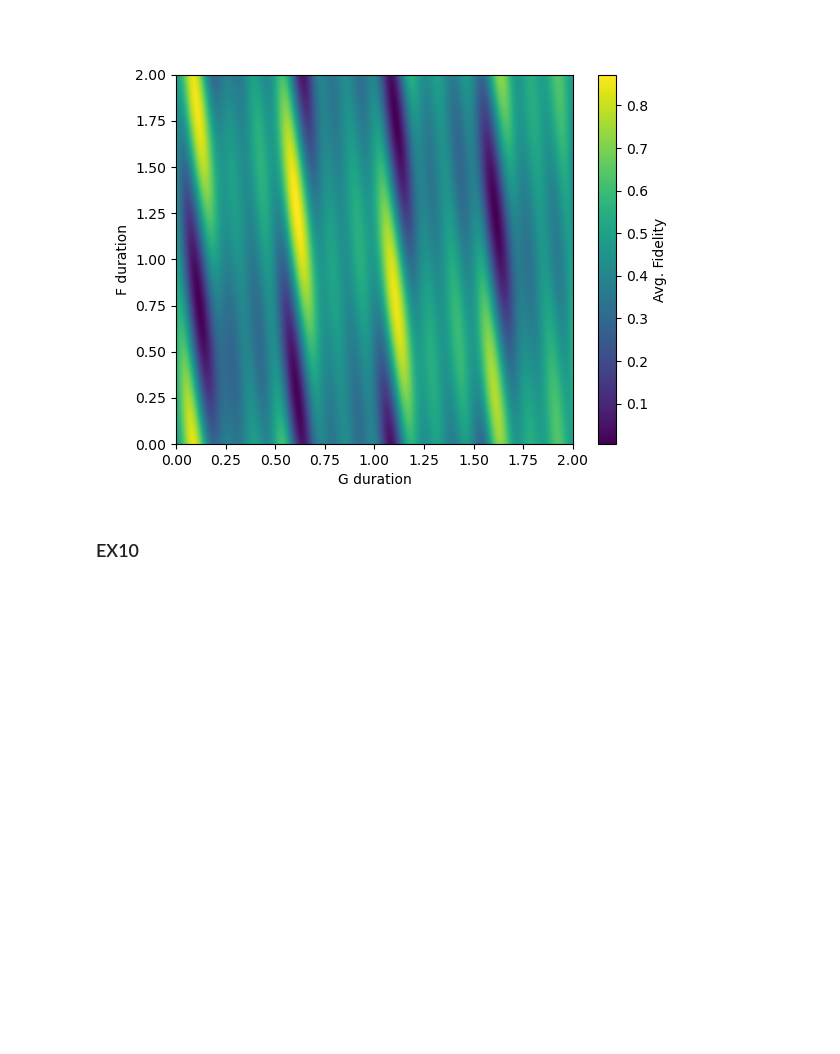
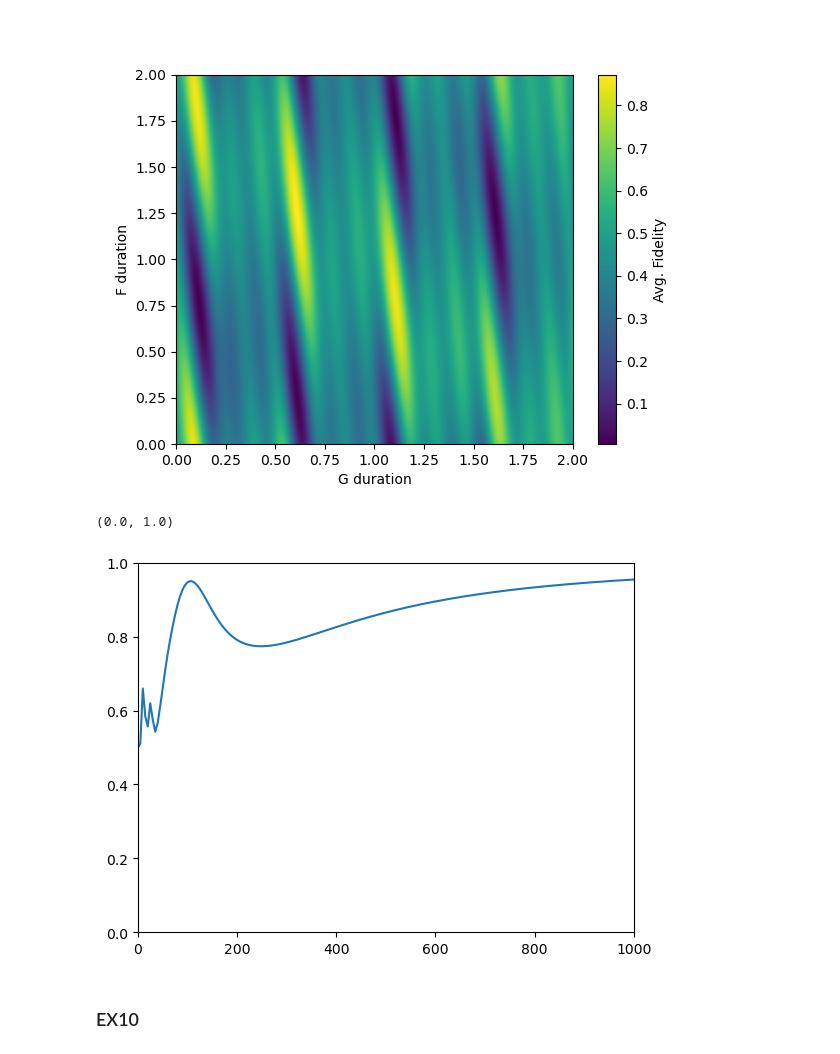
Before and after one commit to tr2g20/simulations, a Jupyter notebook: gate_fidelity.ipynb, the cells around one changed output. Cells and saved outputs as stored; diff of their text form; code cells hidden in the pictures; blank space fills up the shorter version.

```diff
--- a/gate_fidelity.ipynb
+++ b/gate_fidelity.ipynb
@@ -197,6 +197,83 @@ ax.set_xlabel('G duration'); ax.set_ylabel('F duration')
 # %% [output]
 Text(0, 0.5, 'F duration')
 [figure]
+# %%
+
+# Rabi frequency in 2*pi*Hz units
+rabi_freq = 2*pi*5e5
+rabi_time = 2*pi/rabi_freq # 2pi pulse time
+
+# Set total resolution of time steps
+n_steps = 1
+
+indices = [8,10,12,14]
+
+# Define basis: p in units of hbar*k (even p = ground state)
+p_min = -8
+p_max = 8
+basis = np.arange(p_min, p_max + 1)
+
+
+# Set doppler shift
+atom_veloc = 0.0 # Stationary
+
+detuning = omega_eg/2
+free_time = 2*pi/(np.abs(dR-detuning))
+
+rabis = np.linspace(1, 2*pi*5e6, 1000)
+
+wave_funcs = np.zeros((len(rabis), len(indices),2), dtype=np.complex128)
+
+
+
+for j, rabi in enumerate(rabis):
+    rabi_time = 2*pi/rabi
+    T = pi/(4*dR) - (4*pi/rabi)
+
+    pulse_seq1 = PulseSequence()
+
+    pulse1 = UpPulse(laser_det=np.full(n_steps,0),phase=np.full(n_steps, 0), rabi_freq=np.full(n_steps,rabi), duration=rabi_time/(4))
+    pulse2 = DownPulse(laser_det=np.full(n_steps,0),phase=np.full(n_steps, 0), rabi_freq=np.full(n_steps,rabi), duration=rabi_time/(2))
+
+    free1 = FreeEvolution(laser_det=(np.full(n_steps, 0)), duration=T/8 - (1/rabi))
+    free2 = FreeEvolution(laser_det=(np.full(n_steps, 0)), duration=T/4)
+    freeoff = FreeEvolution(laser_det=(np.full(n_steps, +detuning)), duration=free_time/8)
+
+
+    pulse_seq1.add_pulses([pulse1, freeoff, free1, pulse2, free2, pulse2, free1, pulse1])
+
+    for i in range(len(indices)):
+        initial_state = np.zeros(shape=len(basis), dtype=np.complex128)
+        initial_state[indices[i]] = 1
+        initial_state[indices[i]+1] = 0
+        initial_state = initial_state/ np.linalg.norm(initial_state) # Normalise
+
+
+        wave_func, times = simulate_pulses_single_atom_analyt(pulse_seq=pulse_seq1, basis=basis, initial_state=initial_state, d_shift=k_eff*atom_veloc)
+
+        wave_funcs[j, i,:] = wave_func[-1,indices[i]:indices[i]+2]
+
+target_states = np.zeros((len(indices), 2), dtype=np.complex128)
+target_states[0] = np.array([0,1], dtype=np.complex128)
+target_states[1] = np.array([1,0], dtype=np.complex128)
+target_states[2] = np.array([0,1], dtype=np.complex128)
+target_states[3] = np.array([1,0], dtype=np.complex128)
+
+sum = 0
+# fids = np.zeros(shape= (len(rabis), len(indices)))
+for i in range(len(indices)):
+    overlap = np.conj(wave_funcs[:, i, :]) @ target_states[i, :]
+    fid_temp = np.abs(overlap)**2
+    sum += fid_temp
+fid_avg = sum / len(indices)
+
+
+plt.plot(rabis/(2*pi*1e3), fid_avg)
+plt.xlim(0,1000)
+plt.ylim(0,1)
+# %% [output]
+(0.0, 1.0)
+[figure, added]
 # %% [markdown]
 ### EX10
 # %%
```
Also changed, not shown: 6 other files.
